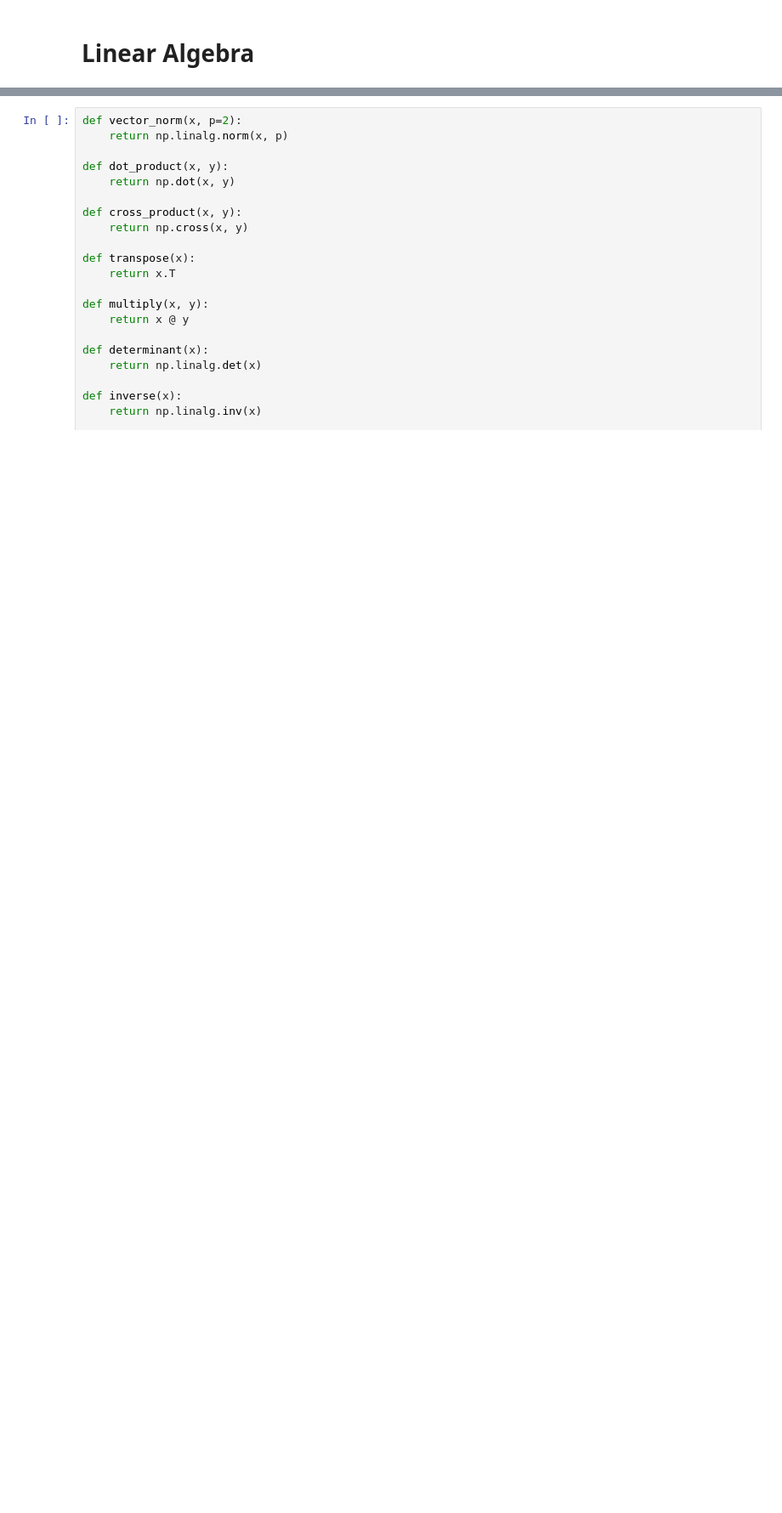
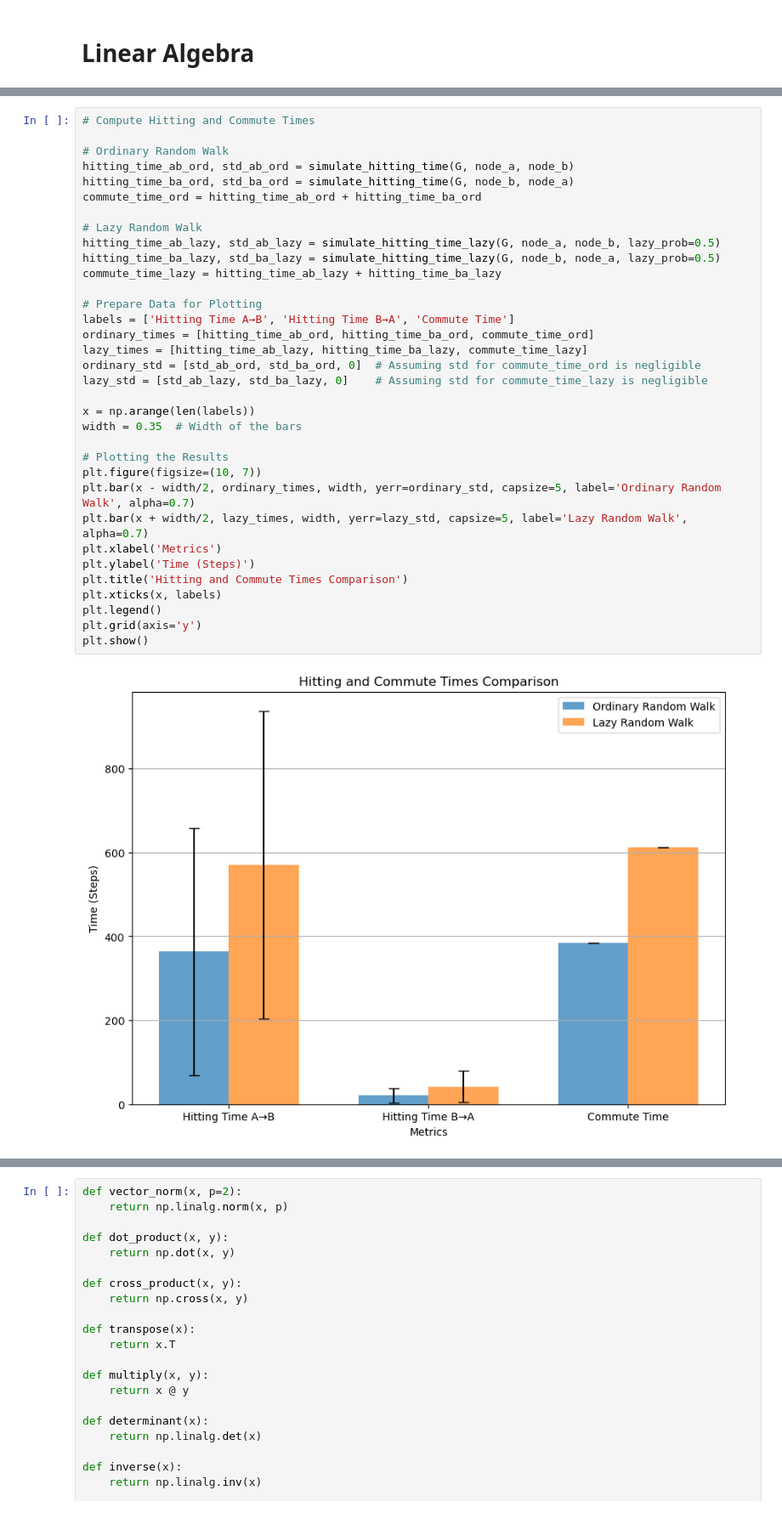
Before and after one commit to Matematikoi/Graph_Mini_Project, a Jupyter notebook: notebooks/mp.ipynb, the cells around one changed output, grey strips where cells are left out. Shown at 85% size. Cells and saved outputs as stored; diff of their text form; blank space fills up the shorter version.

```diff
--- a/notebooks/mp.ipynb
+++ b/notebooks/mp.ipynb
@@ -4,0 +236,36 @@ import numpy as np
+# %%
+# Compute Hitting and Commute Times
+
+# Ordinary Random Walk
+hitting_time_ab_ord, std_ab_ord = simulate_hitting_time(G, node_a, node_b)
+hitting_time_ba_ord, std_ba_ord = simulate_hitting_time(G, node_b, node_a)
+commute_time_ord = hitting_time_ab_ord + hitting_time_ba_ord
+
+# Lazy Random Walk
+hitting_time_ab_lazy, std_ab_lazy = simulate_hitting_time_lazy(G, node_a, node_b, lazy_prob=0.5)
+hitting_time_ba_lazy, std_ba_lazy = simulate_hitting_time_lazy(G, node_b, node_a, lazy_prob=0.5)
+commute_time_lazy = hitting_time_ab_lazy + hitting_time_ba_lazy
+
+# Prepare Data for Plotting
+labels = ['Hitting Time A→B', 'Hitting Time B→A', 'Commute Time']
+ordinary_times = [hitting_time_ab_ord, hitting_time_ba_ord, commute_time_ord]
+lazy_times = [hitting_time_ab_lazy, hitting_time_ba_lazy, commute_time_lazy]
+ordinary_std = [std_ab_ord, std_ba_ord, 0]  # Assuming std for commute_time_ord is negligible
+lazy_std = [std_ab_lazy, std_ba_lazy, 0]    # Assuming std for commute_time_lazy is negligible
+
+x = np.arange(len(labels))
+width = 0.35  # Width of the bars
+
+# Plotting the Results
+plt.figure(figsize=(10, 7))
+plt.bar(x - width/2, ordinary_times, width, yerr=ordinary_std, capsize=5, label='Ordinary Random Walk', alpha=0.7)
+plt.bar(x + width/2, lazy_times, width, yerr=lazy_std, capsize=5, label='Lazy Random Walk', alpha=0.7)
+plt.xlabel('Metrics')
+plt.ylabel('Time (Steps)')
+plt.title('Hitting and Commute Times Comparison')
+plt.xticks(x, labels)
+plt.legend()
+plt.grid(axis='y')
+plt.show()
+# %% [output]
+[figure, added]
```
Also changed, not shown: parts of 29 cells of this notebook.
